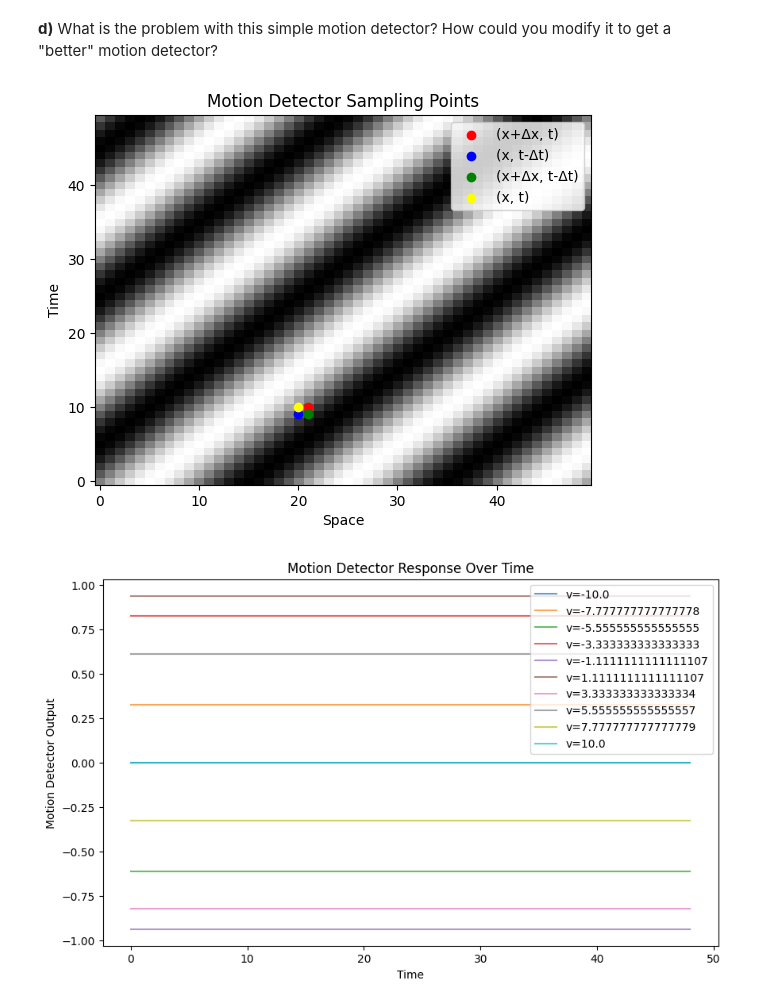
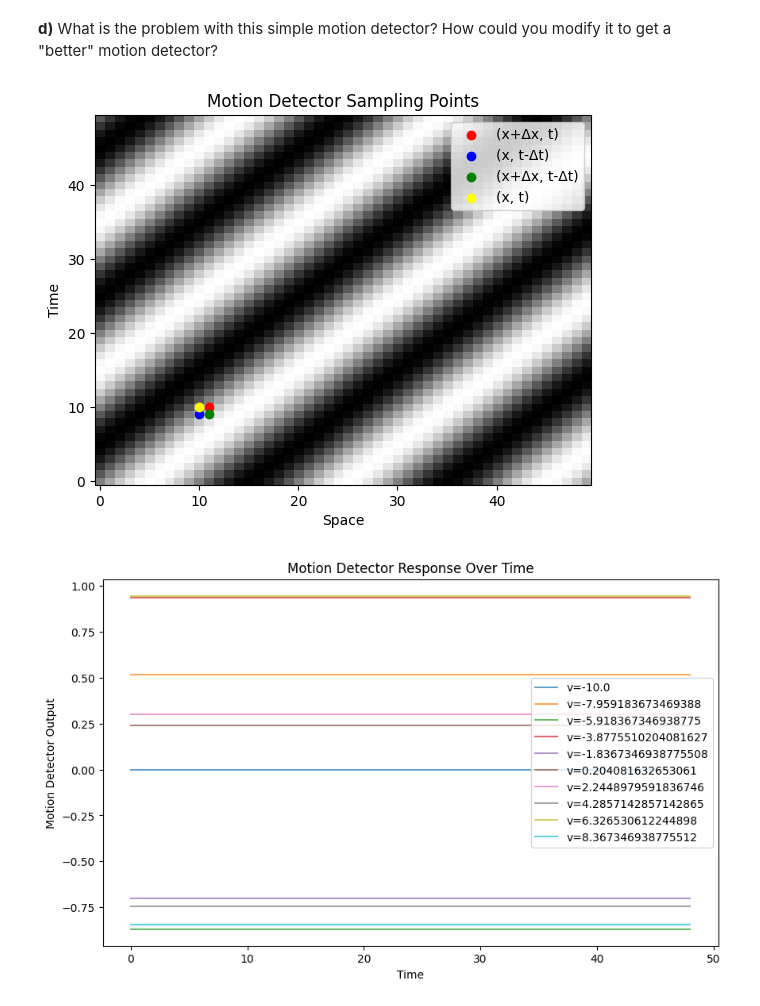
Before and after one commit to AtharvSuryawanshi/WP-5-Neural-Code, a Jupyter notebook: Exercises/Exercise_05.ipynb, the cells around one changed output. Saved outputs shown, nothing was run; the diff lists cells and outputs as text; code cells hidden in the pictures.

```diff
--- a/Exercises/Exercise_05.ipynb
+++ b/Exercises/Exercise_05.ipynb
@@ -99,13 +99,14 @@ plt.ylabel('Time')
 plt.show()
 
 plt.figure(figsize=(10, 6))
-for v in velocities:
+for i, v in enumerate(velocities):
     responses = []
     stimulus_matrix = stimulus(5, v, 50, 50, 0.1)
 
     motion_values = [motion(t, stimulus_matrix, x, del_x, del_t) for t in range(1, 50)]
     velocity_detected.append(np.mean(motion_values))
-    plt.plot(motion_values, label=f'v={v}', alpha=0.7)
+    if i % 5 == 0:
+        plt.plot(motion_values, label=f'v={v}', alpha=0.7)
 plt.xlabel('Time')
 plt.ylabel('Motion Detector Output')
 plt.title('Motion Detector Response Over Time')
@@ -179,7 +180,7 @@ def stimulus_change(lambda_x_i, lambda_x_f, v_x, N_x, N_t, dt):
 # plt.show()
 
 
-velocities = np.linspace(-10, 10, 10)
+velocities = np.linspace(-50, 50, 50)
 velocity_detected = []
 
 x = 20
@@ -200,13 +201,13 @@ plt.ylabel('Time')
 plt.show()
 
 plt.figure(figsize=(10, 6))
-for v in velocities:
+for i, v in enumerate(velocities):
     responses = []
     stimulus_matrix = stimulus_change(5, 20, v, 50, 50, 0.1)
-
     motion_values = [motion(t, stimulus_matrix, x, del_x, del_t) for t in range(1, 50)]
     velocity_detected.append(np.mean(motion_values))
-    plt.plot(motion_values, label=f'v={v}', alpha=0.7)
+    if i % 5 == 0:
+        plt.plot(motion_values, label=f'v={v}', alpha=0.7)
 plt.xlabel('Time')
 plt.ylabel('Motion Detector Output')
 plt.title('Motion Detector Response Over Time')
@@ -233,11 +234,11 @@ def motion(t, stimulus_matrix, x, del_x, del_t):
     return stimulus_matrix[x, t - del_t]*stimulus_matrix[x + del_x, t] - stimulus_matrix[x, t]*stimulus_matrix[x + del_x, t - del_t]
 
 
-velocities = np.linspace(-10, 10, 10)
+velocities = np.linspace(-10, 10, 50)
 velocity_detected = []
+velocity_detected2 = []
 
-x = 20
-x2 = 25
+x = 10
 del_x = 1
 del_t = 1
 t = 10
@@ -247,34 +248,50 @@ plt.imshow(stimulus(20, 1, 50, 50, 0.1), aspect='auto', cmap='gray', origin='low
 plt.scatter(x + del_x, t, color='red', label='(x+Δx, t)')
 plt.scatter(x, t - del_t, color='blue', label='(x, t-Δt)')
 plt.scatter(x + del_x, t - del_t, color='green', label='(x+Δx, t-Δt)')
 plt.scatter(x, t, color='yellow', label='(x, t)')
 plt.legend()
 plt.title('Motion Detector Sampling Points')
 plt.xlabel('Space')
 plt.ylabel('Time')
 plt.show()
 
+plt.figure()
+plt.imshow(stimulus(20, 1, 50, 50, 0.1), aspect='auto', cmap='gray', origin='lower')
+plt.scatter(x + del_x, t, color='red', label='(x+Δx, t)')
+plt.scatter(x, t - del_t, color='blue', label='(x, t-Δt)')
+plt.scatter(x + del_x, t - del_t, color='green', label='(x+Δx, t-Δt)')
+plt.scatter(x, t, color='yellow', label='(x, t)')
+plt.legend()
+plt.title('Motion Detector Sampling Points')
+plt.xlabel('Space')
+plt.ylabel('Time')
+plt.show()
+
 plt.figure(figsize=(10, 6))
-for v in velocities:
+for i, v in enumerate(velocities):
     responses = []
     stimulus_matrix = stimulus(5, v, 50, 50, 0.1)
 
     motion_values = [motion(t, stimulus_matrix, x, del_x, del_t) for t in range(1, 50)]
+    motion_values2 = [motion(t, stimulus_matrix, x2, del_x, del_t) for t in range(1, 50)]
     velocity_detected.append(np.mean(motion_values))
-    plt.plot(motion_values, label=f'v={v}', alpha=0.7)
+    velocity_detected2.append(np.mean(motion_values2))
+    if i % 5 == 0:
+        plt.plot(motion_values, label=f'v={v}', alpha=0.7)
 plt.xlabel('Time')
 plt.ylabel('Motion Detector Output')
 plt.title('Motion Detector Response Over Time')
 plt.legend()
 plt.show()
 plt.figure(figsize=(8, 5))
 plt.plot(velocities, velocity_detected, marker='o', color='k', label='Detected Velocity')
+plt.plot(velocities, velocity_detected2, marker='o', color='b', label='Detected Velocity at x2')
 # plt.plot(velocities, np.abs(velocity_detected), marker = 'o', color='r', label='Absolute Velocity Reference')
 plt.xlabel('Stimulus Velocity')
 plt.ylabel('Average Motion Detector Output')
 plt.title('Motion Detector Output vs Stimulus Velocity')
 plt.legend()
 plt.show()
 # %% [output]
-[figure, old version]
+[figure, new version]
-[figure, old version]
+[figure, new version]
```
Also changed, not shown: parts of 3 cells of this notebook.
